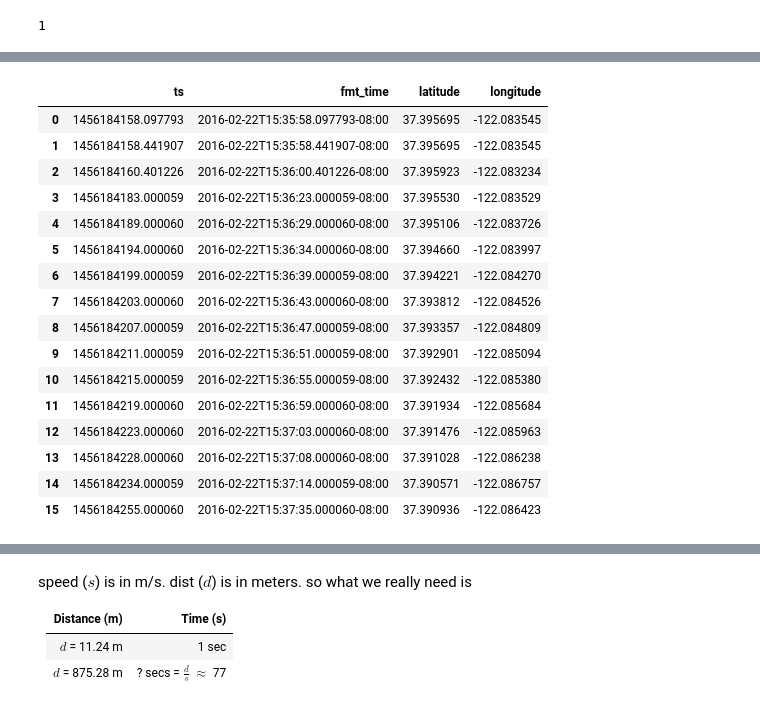
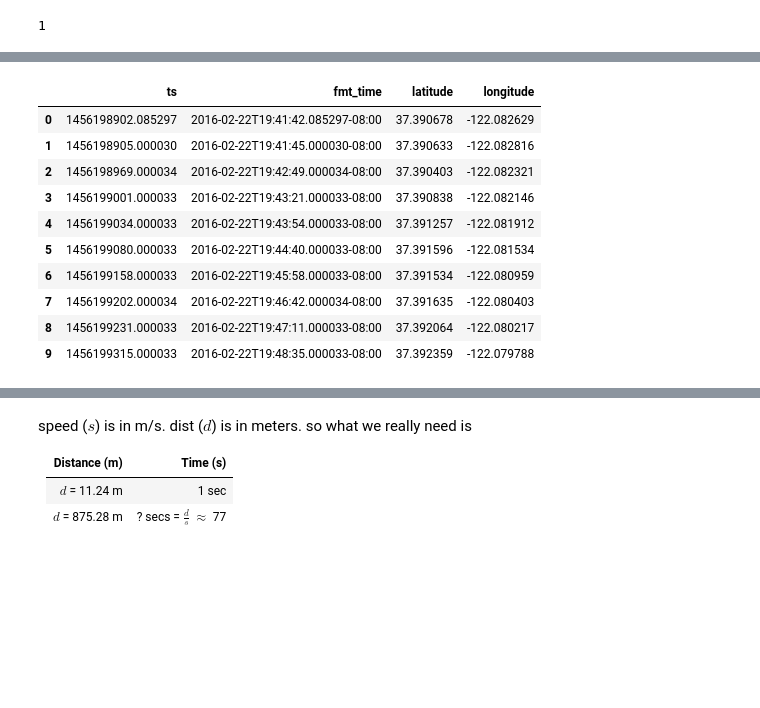
Before and after one commit to e-mission/e-mission-server, a Jupyter notebook: emission/analysis/notebooks/issue_288_extrapolate_start_point.ipynb, the cells around one changed output, grey strips where cells are left out. Saved outputs shown, nothing was run; the diff lists cells and outputs as text; code cells hidden in the pictures; blank space fills up the shorter version.

```diff
--- a/emission/analysis/notebooks/issue_288_extrapolate_start_point.ipynb
+++ b/emission/analysis/notebooks/issue_288_extrapolate_start_point.ipynb
@@ -530,28 +614,22 @@ ts = esta.TimeSeries.get_time_series(curr_id)
 # %%
 loc_entry_it = ts.find_entries(["background/filtered_location"],
                                    esda.get_time_query_for_trip_like(
                                        esda.RAW_SECTION_KEY, section_entry.get_id()))
 loc_entry_list = [ecwe.Entry(e) for e in loc_entry_it]
-loc_entry_df = pd.DataFrame([ts._to_df_entry(e) for e in loc_entry_list])
+loc_entry_df = estb.BuiltinTimeSeries.to_data_df("background/filtered_location", loc_entry_list)
 loc_entry_df[["ts", "fmt_time", "latitude", "longitude"]]
 # %% [output]
 |  | ts | fmt_time | latitude | longitude |
-| 0 | 1456184158.097793 | 2016-02-22T15:35:58.097793-08:00 | 37.395695 | -122.083545 |
-| 1 | 1456184158.441907 | 2016-02-22T15:35:58.441907-08:00 | 37.395695 | -122.083545 |
-| 2 | 1456184160.401226 | 2016-02-22T15:36:00.401226-08:00 | 37.395923 | -122.083234 |
-| 3 | 1456184183.000059 | 2016-02-22T15:36:23.000059-08:00 | 37.395530 | -122.083529 |
-| 4 | 1456184189.000060 | 2016-02-22T15:36:29.000060-08:00 | 37.395106 | -122.083726 |
-| 5 | 1456184194.000060 | 2016-02-22T15:36:34.000060-08:00 | 37.394660 | -122.083997 |
-| 6 | 1456184199.000059 | 2016-02-22T15:36:39.000059-08:00 | 37.394221 | -122.084270 |
-| 7 | 1456184203.000060 | 2016-02-22T15:36:43.000060-08:00 | 37.393812 | -122.084526 |
-| 8 | 1456184207.000059 | 2016-02-22T15:36:47.000059-08:00 | 37.393357 | -122.084809 |
-| 9 | 1456184211.000059 | 2016-02-22T15:36:51.000059-08:00 | 37.392901 | -122.085094 |
-| 10 | 1456184215.000059 | 2016-02-22T15:36:55.000059-08:00 | 37.392432 | -122.085380 |
-| 11 | 1456184219.000060 | 2016-02-22T15:36:59.000060-08:00 | 37.391934 | -122.085684 |
-| 12 | 1456184223.000060 | 2016-02-22T15:37:03.000060-08:00 | 37.391476 | -122.085963 |
-| 13 | 1456184228.000060 | 2016-02-22T15:37:08.000060-08:00 | 37.391028 | -122.086238 |
-| 14 | 1456184234.000059 | 2016-02-22T15:37:14.000059-08:00 | 37.390571 | -122.086757 |
-| 15 | 1456184255.000060 | 2016-02-22T15:37:35.000060-08:00 | 37.390936 | -122.086423 |
+| 0 | 1456198902.085297 | 2016-02-22T19:41:42.085297-08:00 | 37.390678 | -122.082629 |
+| 1 | 1456198905.000030 | 2016-02-22T19:41:45.000030-08:00 | 37.390633 | -122.082816 |
+| 2 | 1456198969.000034 | 2016-02-22T19:42:49.000034-08:00 | 37.390403 | -122.082321 |
+| 3 | 1456199001.000033 | 2016-02-22T19:43:21.000033-08:00 | 37.390838 | -122.082146 |
+| 4 | 1456199034.000033 | 2016-02-22T19:43:54.000033-08:00 | 37.391257 | -122.081912 |
+| 5 | 1456199080.000033 | 2016-02-22T19:44:40.000033-08:00 | 37.391596 | -122.081534 |
+| 6 | 1456199158.000033 | 2016-02-22T19:45:58.000033-08:00 | 37.391534 | -122.080959 |
+| 7 | 1456199202.000034 | 2016-02-22T19:46:42.000034-08:00 | 37.391635 | -122.080403 |
+| 8 | 1456199231.000033 | 2016-02-22T19:47:11.000033-08:00 | 37.392064 | -122.080217 |
+| 9 | 1456199315.000033 | 2016-02-22T19:48:35.000033-08:00 | 37.392359 | -122.079788 |
 # %%
 ipy.inline_maps([lo.get_maps_for_geojson_unsectioned([gfc.get_feature_list_from_df(loc_entry_df)])])
 # %% [output]
```
Also changed, not shown: parts of 84 cells of this notebook, 1 other file.
